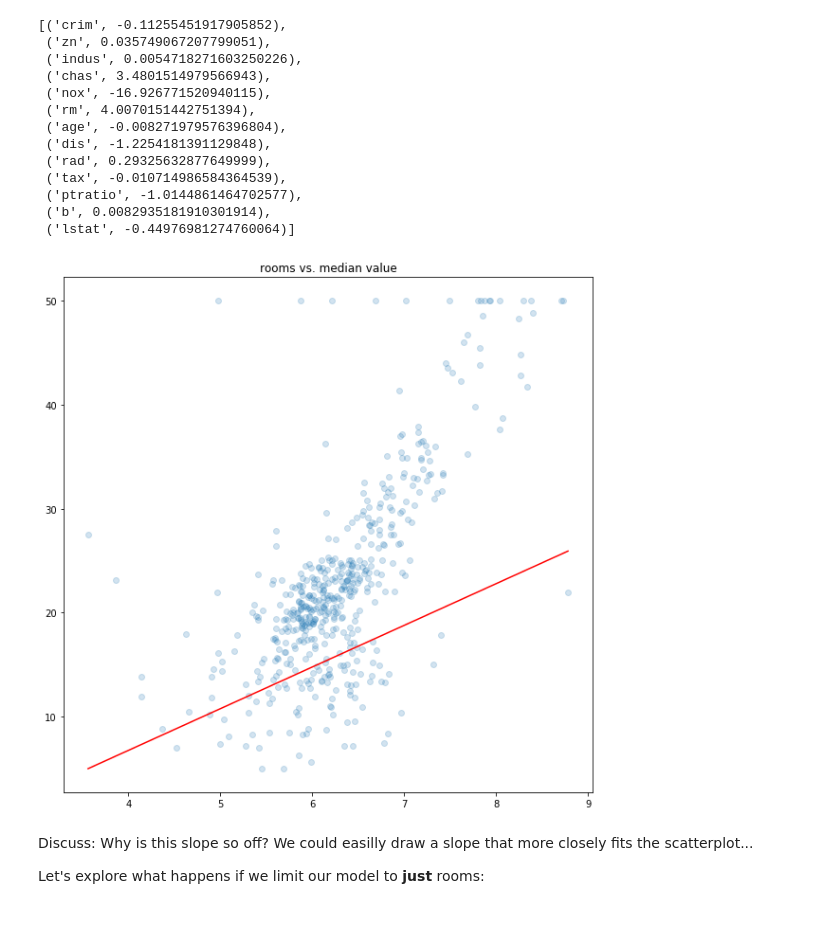
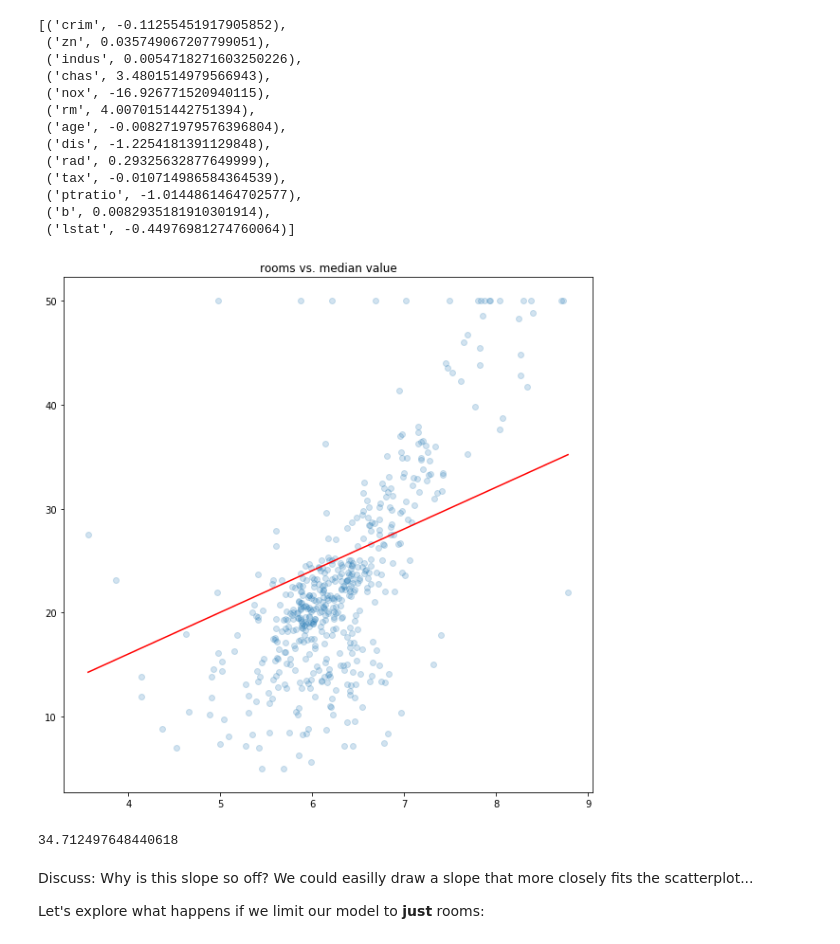
Before and after one commit to maripqz/WWC-Workshop-Intro-to-Machine-Learning, a Jupyter notebook: Lecture_Notes.ipynb, the cells around one changed output. Saved outputs shown, nothing was run; the diff lists cells and outputs as text; code cells hidden in the pictures.

```diff
--- a/Lecture_Notes.ipynb
+++ b/Lecture_Notes.ipynb
@@ -137,21 +137,25 @@ zip(X.columns, linear_model.coef_)
  ('b', 0.0082935181910301914),
  ('lstat', -0.44976981274760064)]
 # %%
-#using the slope from the coefficients above
+#using the slope from above
 slope = 4.00701
 x_0 = boston_df.rm.min()
-y_0 = y.min()
+y_0 = slope * (x_0)
 
 x_1 = boston_df.rm.max()
 y_1 = slope * (x_1 - x_0) + y_0
 
 fig, ax = plt.subplots(figsize=(10,10))
 
 ax.scatter(boston_df.rm, y, alpha=.2)
 ax.plot([x_0, x_1], [y_0, y_1], c='r')
 ax.set_title('rooms vs. median value');
 # %% [output]
-[figure, old version]
+[figure, new version]
+# %%
+linear_model.intercept_
+# %% [output]
+34.712497648440618
 # %% [markdown]
 Discuss: Why is this slope so off? We could easilly draw a slope that more closely fits the scatterplot...
 
```
Also changed, not shown: parts of 7 cells of this notebook.
